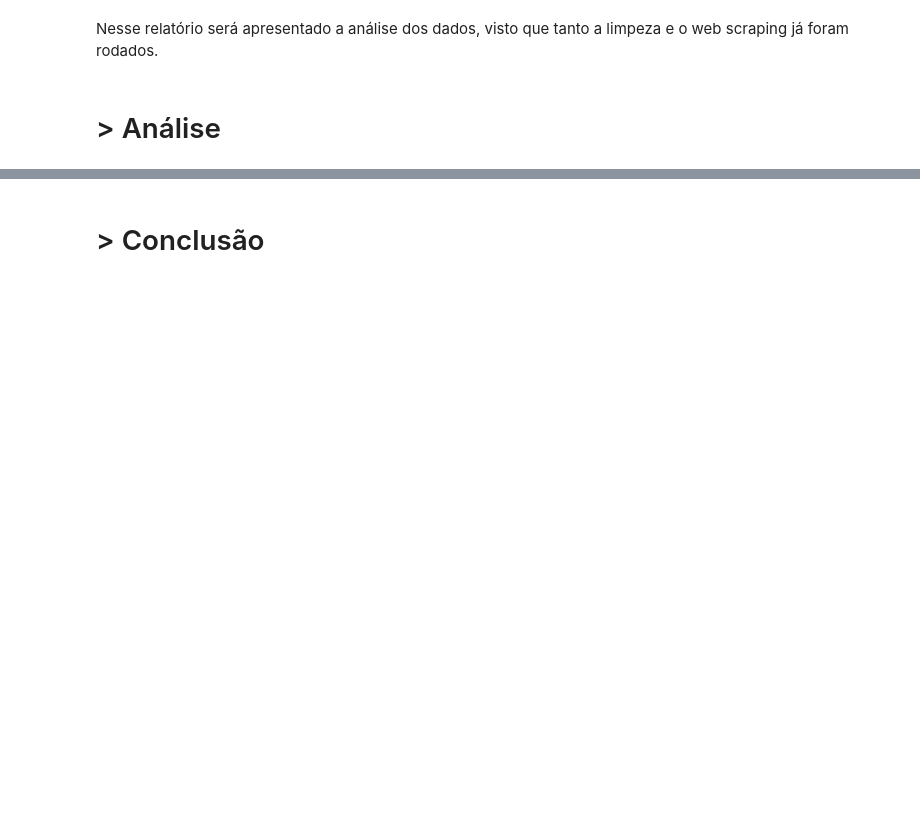
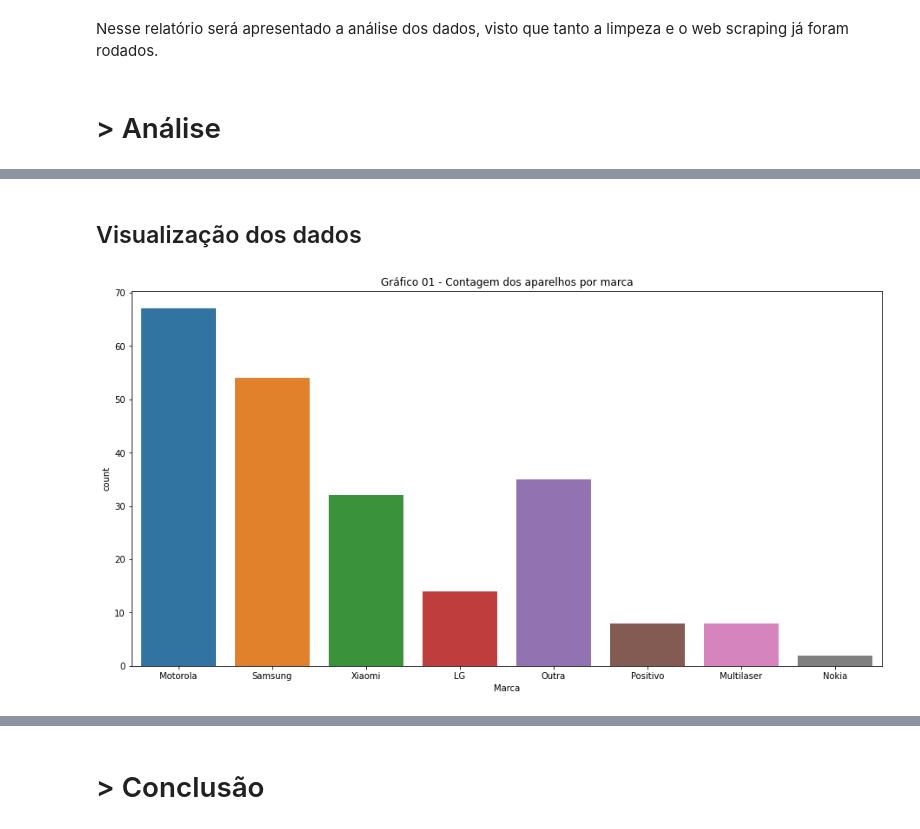
Before and after one commit to GustavoG-bot/Projeto_analise_de_fontes, a Jupyter notebook: notebook/Projeto de analise de fontes - Entrega Final.ipynb, the cells around one changed output, grey strips where cells are left out. Saved outputs shown, nothing was run; the diff lists cells and outputs as text; code cells hidden in the pictures; blank space fills up the shorter version.

```diff
--- a/notebook/Projeto de analise de fontes - Entrega Final.ipynb
+++ b/notebook/Projeto de analise de fontes - Entrega Final.ipynb
@@ -163,0 +50,5 @@ df3
+# %%
+# Carregando DataFrame
+
+os.chdir(input_path)
+df = pd.read_csv('scraping_limpo.csv', index_col=0)
@@ -163,0 +98,11 @@ df3
+# %% [markdown]
+## Visualização dos dados
+# %%
+fig = plt.figure(figsize=(12,6))
+ax = fig.add_axes([0,0,1,1])
+
+sns.countplot(x='Marca', data=tratamento_cor, ax=ax)
+plt.title("Gráfico 01 - Contagem dos aparelhos por marca")
+plt.show()
+# %% [output]
+[figure, added]
```
Also changed, not shown: parts of 40 cells of this notebook, 1 other file.
